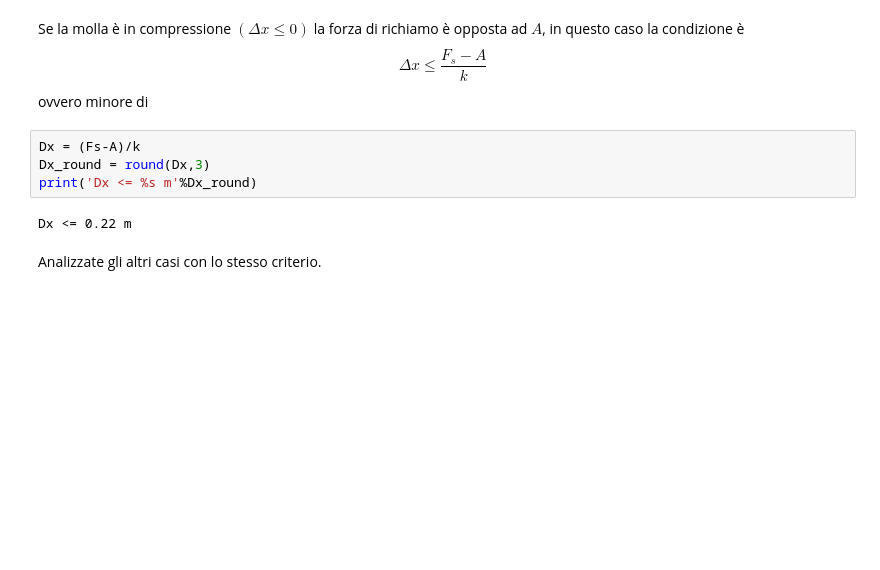
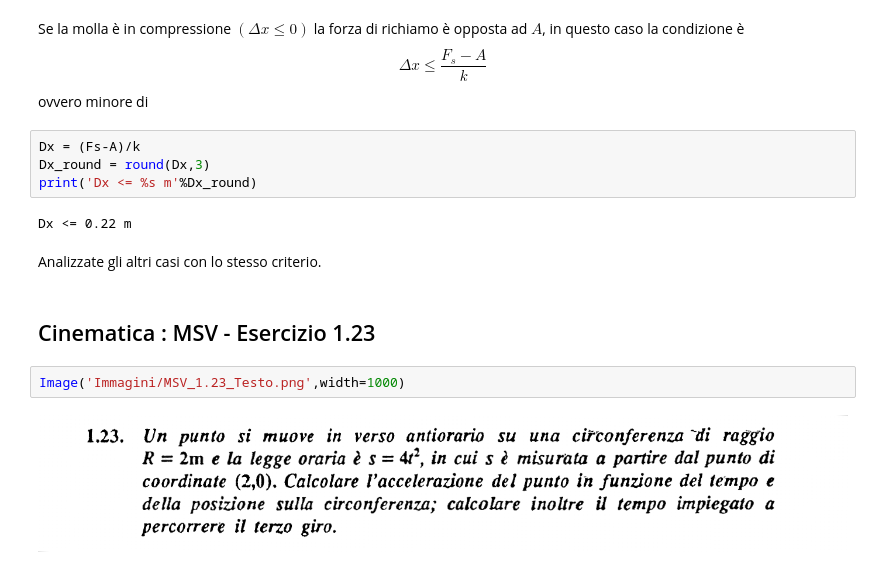
Before and after one commit to marcodalessandro76/Esercitazioni-Fisica-1, a Jupyter notebook: Dinamica punto materiale.ipynb, the cells around one changed output. Drawn from its saved outputs; the diff is of its cells as text; blank space fills up the shorter version.

```diff
--- a/Dinamica punto materiale.ipynb
+++ b/Dinamica punto materiale.ipynb
@@ -402,3 +405,9 @@ print('Dx <= %s m'%Dx_round)
 Dx <= 0.22 m
 # %% [markdown]
 Analizzate gli altri casi con lo stesso criterio.
+# %% [markdown]
+## Cinematica : MSV - Esercizio 1.23
+# %%
+Image('Immagini/MSV_1.23_Testo.png',width=1000)
+# %% [output]
+[figure, added]
```
Also changed, not shown: parts of 15 cells of this notebook, 4 other files.
